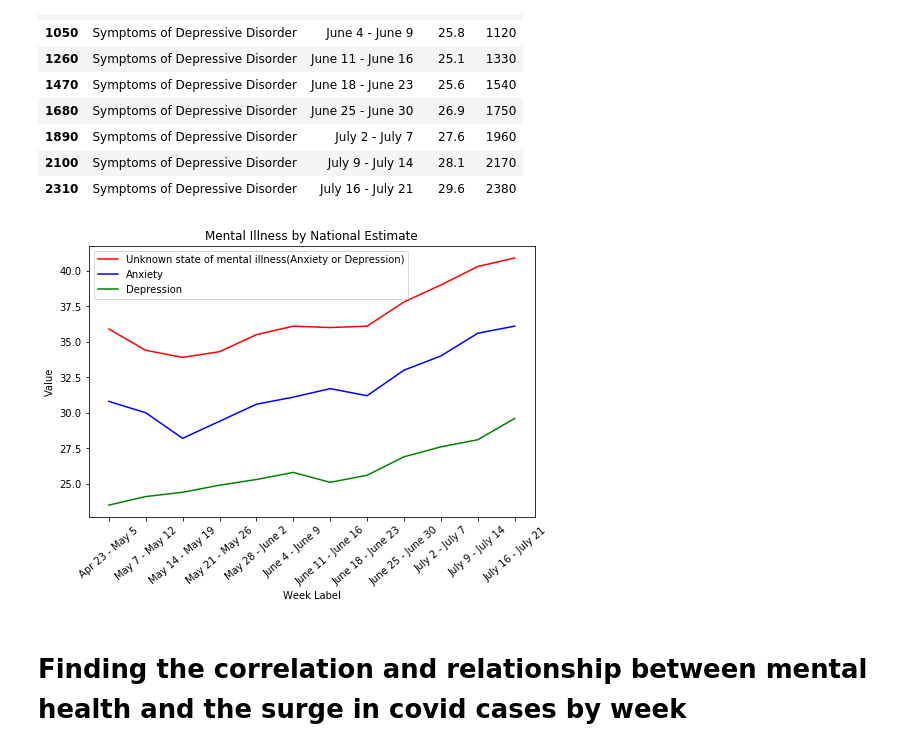
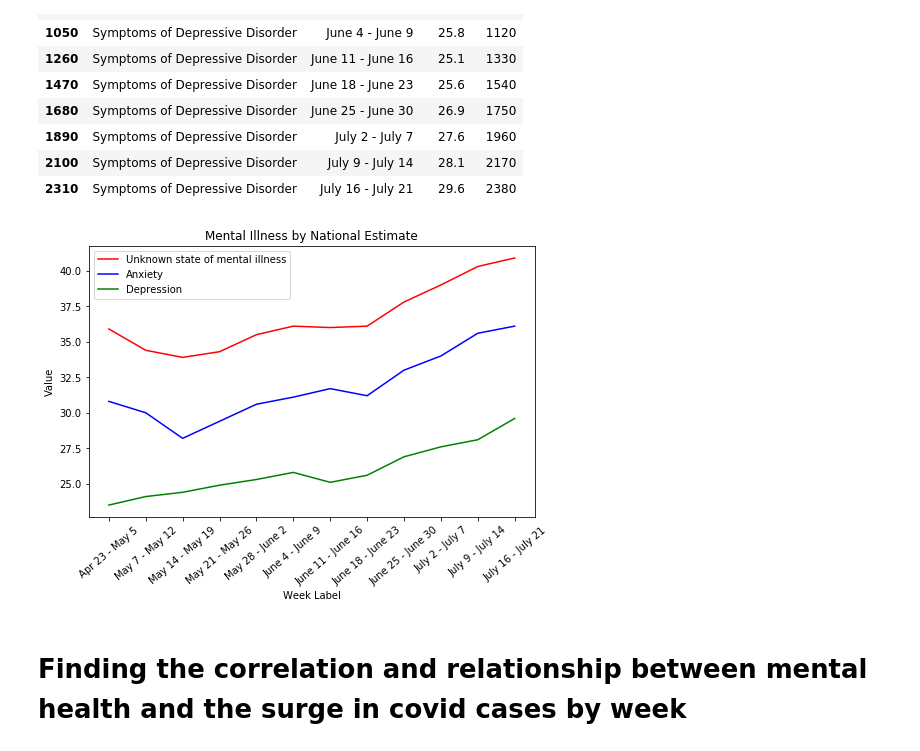
Before and after one commit to Kthomas09/GWU-Project-1, a Jupyter notebook: Final_data_linear_analysis.ipynb, the cells around one changed output. Drawn from its saved outputs; the diff is of its cells as text; code cells hidden in the pictures.

```diff
--- a/Final_data_linear_analysis.ipynb
+++ b/Final_data_linear_analysis.ipynb
@@ -131,26 +131,26 @@ See the caveats in the documentation: https://pandas.pydata.org/pandas-docs/stab
 # %%
 #Plotting the line graph of national estimate against week
 y_axisdaf = dep_anx_dfx["Value"]
 y_axisanx = anx_df["Value"]
 y_axisdep = dep_df["Value"]
 x_axisdaf = dep_anx_dfx["Week Label"]
 x_axisanx = anx_df["Week Label"]
 x_axisdep = dep_df["Week Label"]
 
 fig, ax = plt.subplots(figsize=(8,5))
-ax.plot(x_axisdaf, y_axisdaf, color="red", label="Unknown state of mental illness(Anxiety or Depression)")
+ax.plot(x_axisdaf, y_axisdaf, color="red", label="Unknown state of mental illness")
 ax.plot(x_axisanx, y_axisanx, color="blue", label="Anxiety")
 ax.plot(x_axisdep, y_axisdep, color="green", label="Depression")
 
 for tick in ax.get_xticklabels():
     tick.set_rotation(40)
 plt.title('Mental Illness by National Estimate')
 plt.xlabel('Week Label')
 plt.ylabel('Value')
 plt.legend()
 plt.show()
 # %% [output]
-[figure, old version]
+[figure, new version]
 # %% [markdown]
 # Finding the correlation and relationship between mental health and the surge in covid cases by week
 # %%
```
Also changed, not shown: parts of 1 cell of this notebook, 1 other file.
